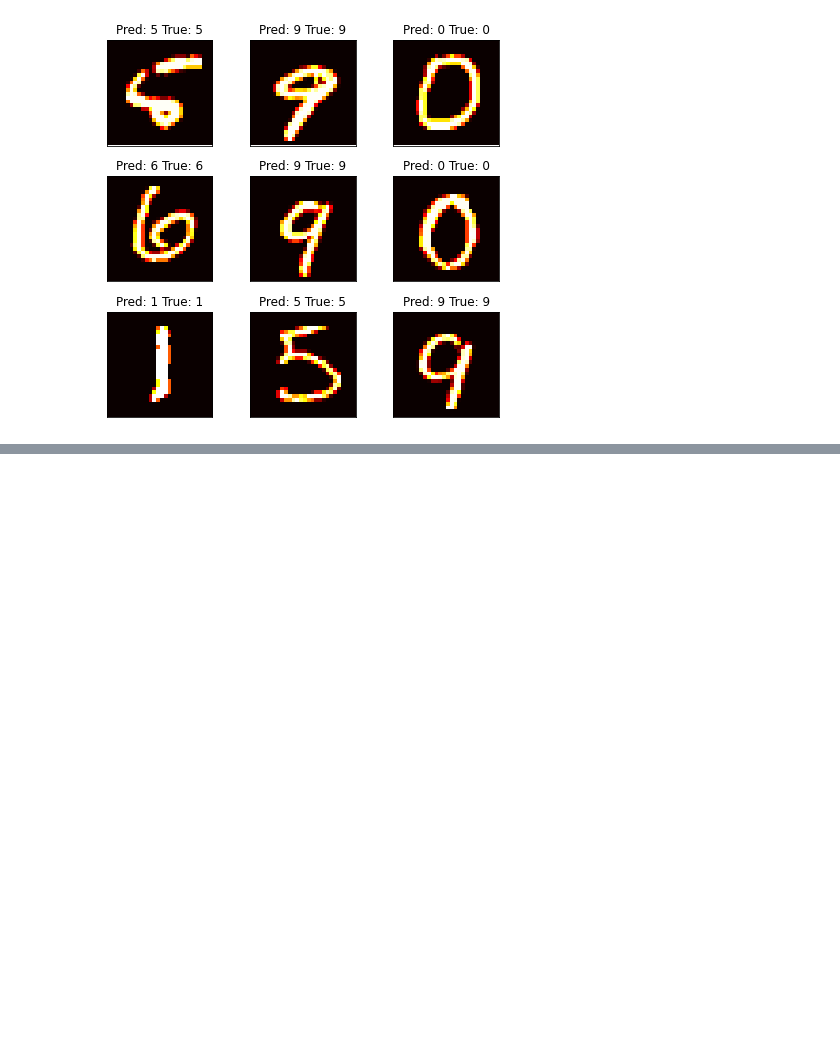
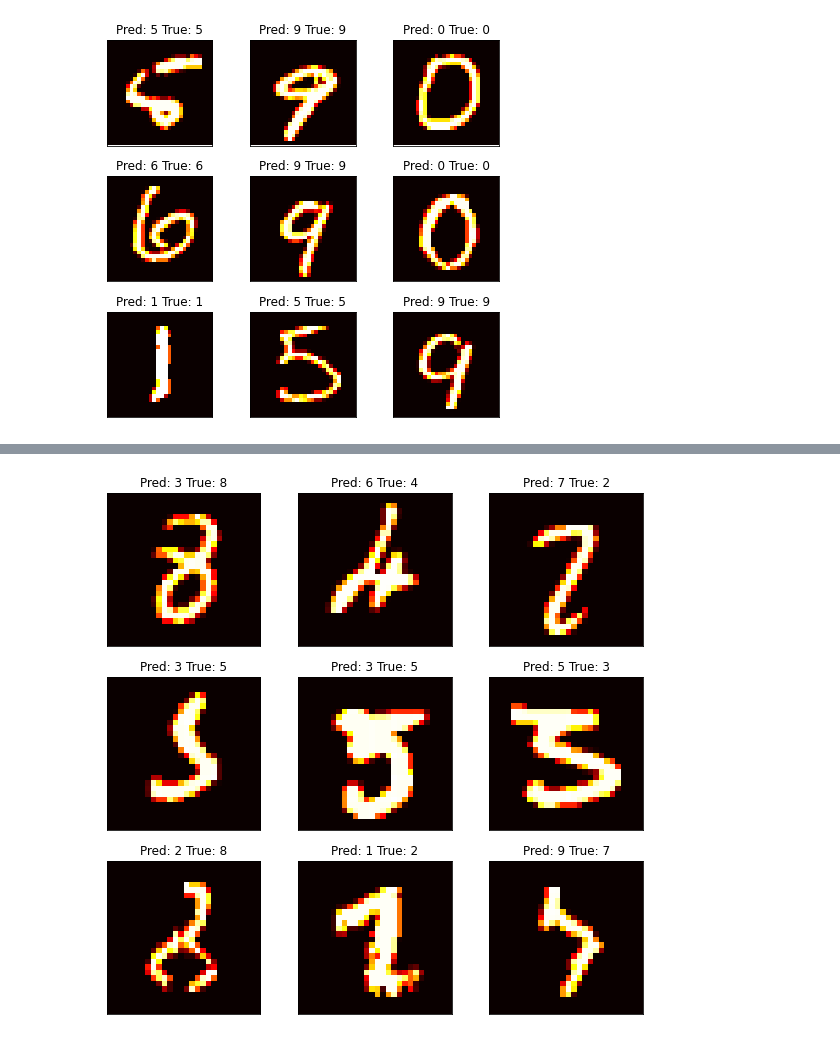
Before and after one commit to domhall/neural-network-workshop, a Jupyter notebook: Digit recognition-Conv-Improved.ipynb, the cells around one changed output, grey strips where cells are left out. Drawn from its saved outputs; the diff is of its cells as text; code cells hidden in the pictures; blank space fills up the shorter version.

Commit message:
Created image competition

```diff
--- a/Digit recognition-Conv-Improved.ipynb
+++ b/Digit recognition-Conv-Improved.ipynb
@@ -162,2 +164,20 @@ plt.colorbar()
+# %%
+plt.rcParams["figure.figsize"]=8,8
+fig = plt.figure()
+j = 0
+i = 0
+while i < 9:
+    if np.argmax(y_pred[i + j]) != y_test[i + j]:
+        plt.subplot(3,3,i+1)
+        plt.tight_layout()
+        plt.imshow(X_test[i + j], cmap='hot', interpolation='none')
+        plt.title("Pred: {} True: {}".format(np.argmax(y_pred[i + j]), y_test[i + j]))
+        plt.xticks([])
+        plt.yticks([])
+        i += 1
+    else :
+        j += 1
+# %% [output]
+[figure, added]
 # %%
 plt.rcParams["figure.figsize"]=6,6
```
Also changed, not shown: parts of 5 cells of this notebook, 11 other files.
